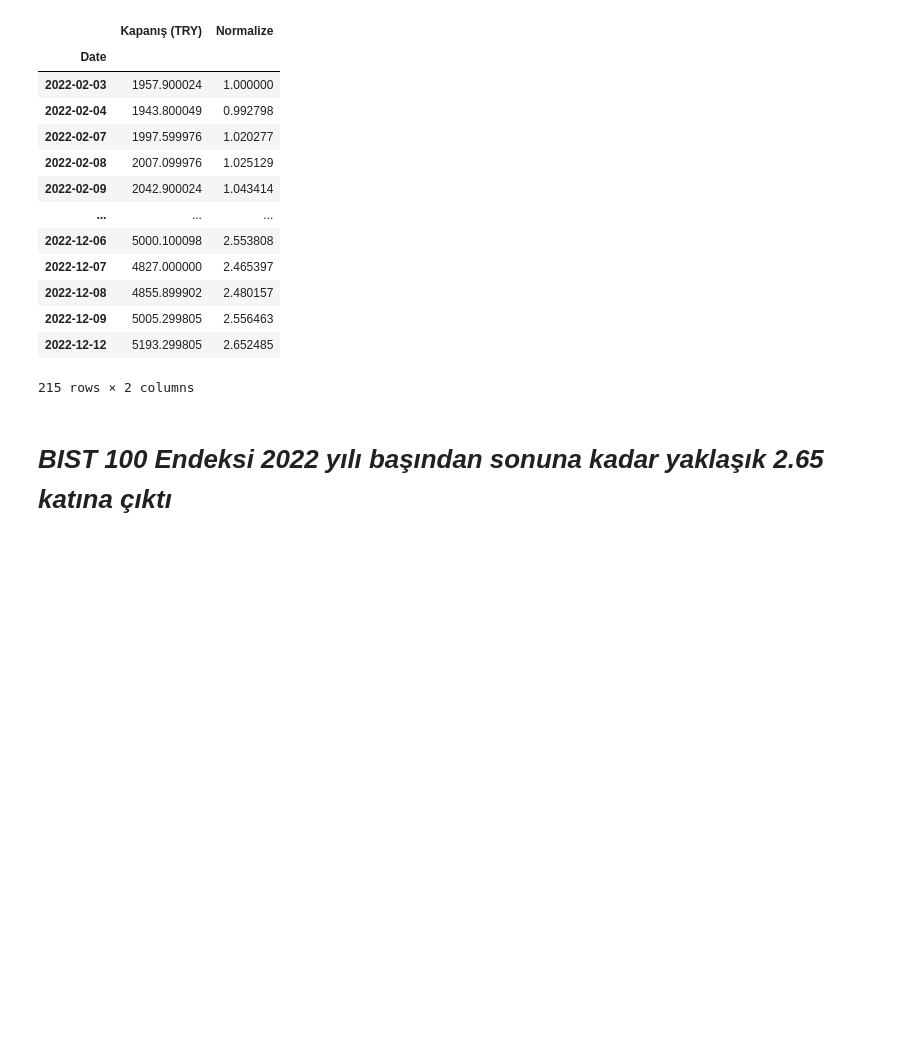
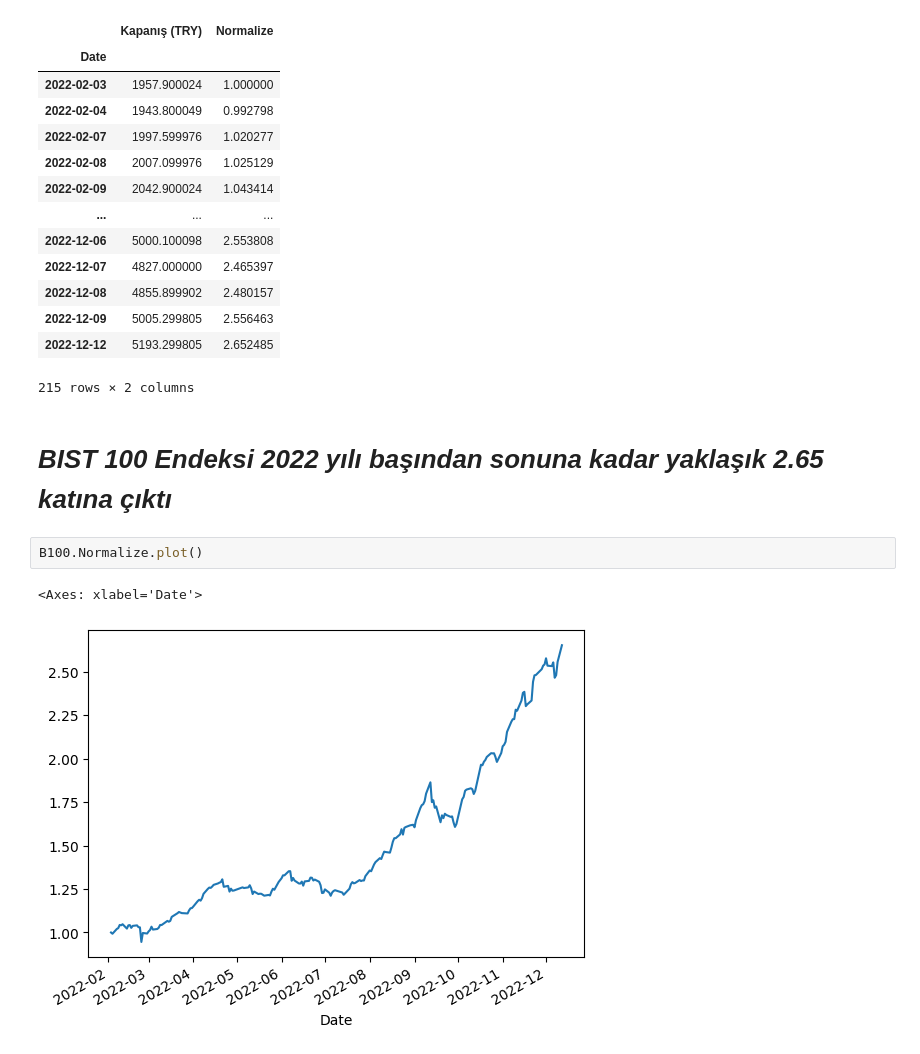
Before and after one commit to Abdulkadir2516/GMKA_Abdulkadir_Yesilkaya, a Jupyter notebook: Python_Hatırlatma.ipynb, the cells around one changed output. Saved outputs shown, nothing was run; the diff lists cells and outputs as text; blank space fills up the shorter version.

```diff
--- a/Python_Hatırlatma.ipynb
+++ b/Python_Hatırlatma.ipynb
@@ -200,3 +188,8 @@ See the caveats in the documentation: https://pandas.pydata.org/pandas-docs/stab
 215 rows × 2 columns
 # %% [markdown]
 # *BIST 100 Endeksi 2022 yılı başından sonuna kadar yaklaşık 2.65 katına çıktı*
+# %%
+B100.Normalize.plot()
+# %% [output]
+<Axes: xlabel='Date'>
+[figure, added]
```
Also changed, not shown: parts of 7 cells of this notebook.
